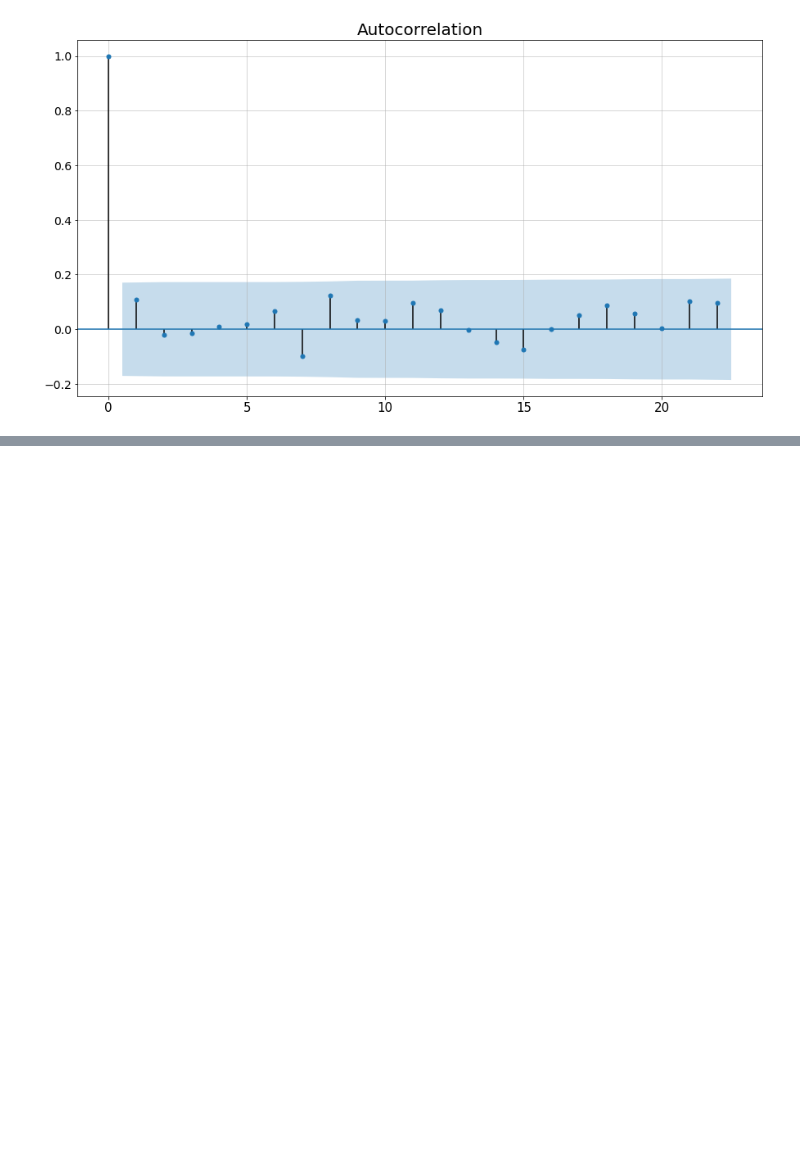
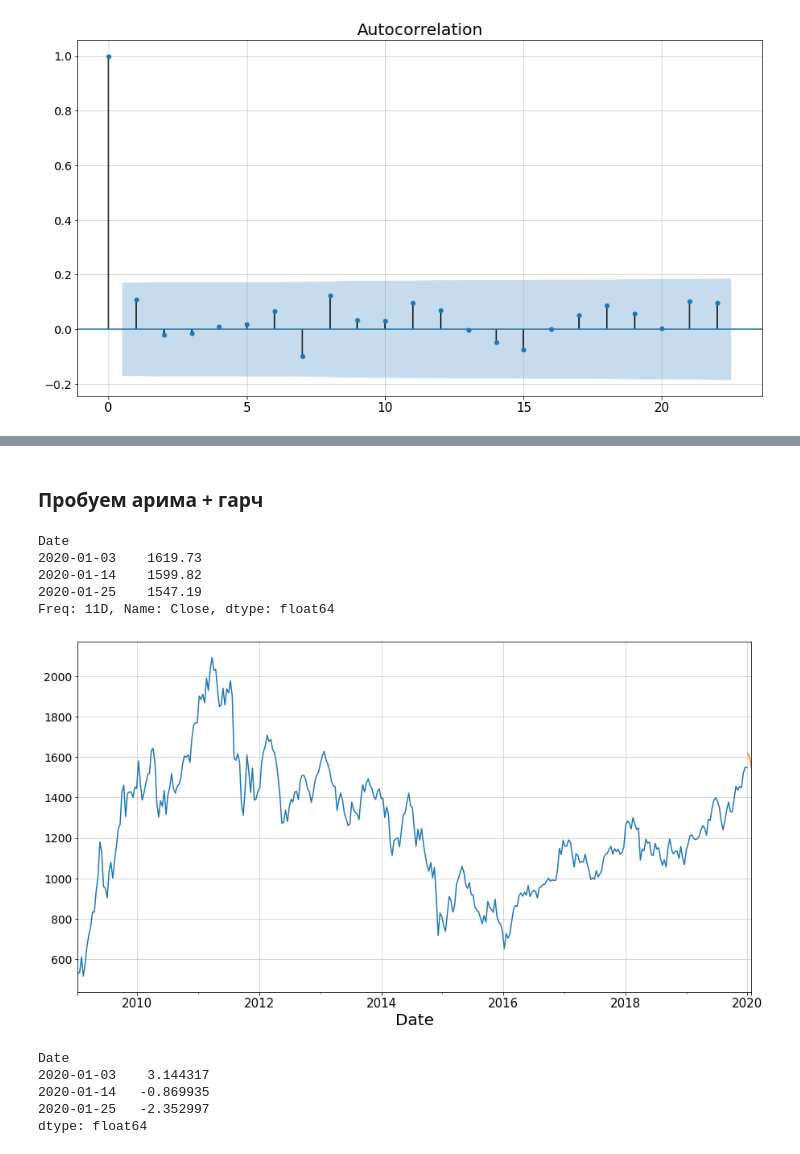
Before and after one commit to xtess16/RTSI, a Jupyter notebook: RTS_test.ipynb, the cells around one changed output, grey strips where cells are left out. Saved outputs shown, nothing was run; the diff lists cells and outputs as text; code cells hidden in the pictures; blank space fills up the shorter version.

Commit message:
Гарч пытаемся, гарч пытает нас

```diff
--- a/RTS_test.ipynb
+++ b/RTS_test.ipynb
@@ -720,0 +762,21 @@ plot_acf(res);
+# %% [markdown]
+### Пробуем арима + гарч
+# %%
+week_series = df[('2009-01' < df.index) & (df.index < '2020')].Close
+week_series = week_series.resample('11d').last()
+
+week_series_test = df[df.index >= '2020-01'].Close
+week_series_test = week_series_test.resample('11d').last()[:3]
+# %%
+week_series_test
+# %% [output]
+Date
+2020-01-03    1619.73
+2020-01-14    1599.82
+2020-01-25    1547.19
+Freq: 11D, Name: Close, dtype: float64
+# %%
+week_series.plot();
+week_series_test.plot();
+# %% [output]
+[figure, added]
@@ -720,0 +799,8 @@ plot_acf(res);
+# %%
+boxcox_series_changed_test
+# %% [output]
+Date
+2020-01-03    3.144317
+2020-01-14   -0.869935
+2020-01-25   -2.352997
+dtype: float64
```
Also changed, not shown: parts of 29 cells of this notebook, 1 other file.
